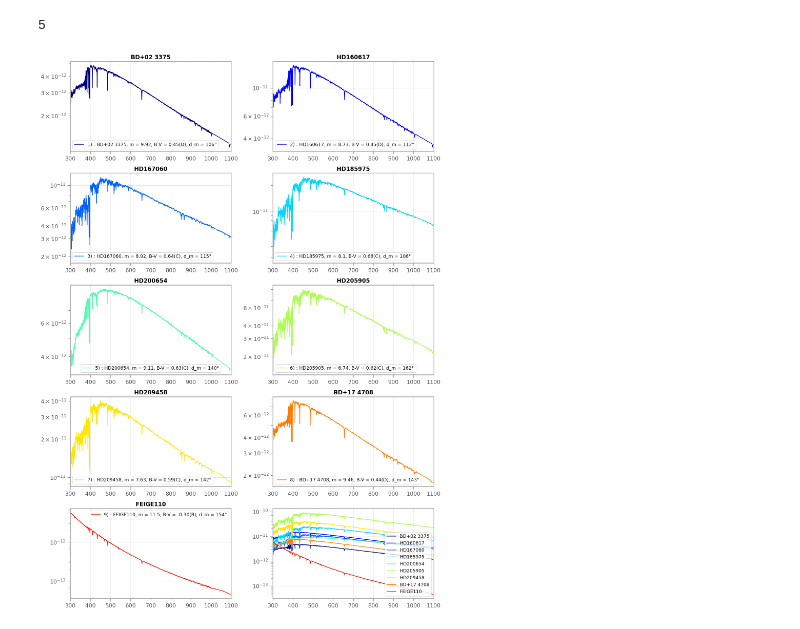
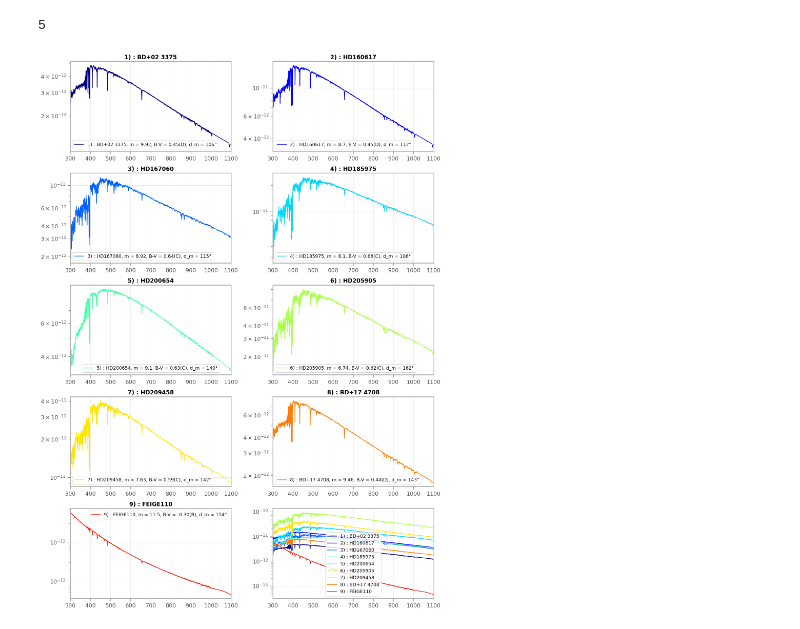
Before and after one commit to sylvielsstfr/AuxtelStarAlt, a Jupyter notebook: notebooks/2023-09-12/ObservationOfVisibleCalspecList.ipynb, the cells around one changed output. Cells and saved outputs as stored; diff of their text form; code cells hidden in the pictures.

```diff
--- a/notebooks/2023-09-12/ObservationOfVisibleCalspecList.ipynb
+++ b/notebooks/2023-09-12/ObservationOfVisibleCalspecList.ipynb
@@ -569,6 +581,8 @@ delta_midnight = np.linspace(-12, 12, 1000)*u.hour
 sideral_times = Angle(t_sidereal_lsst) + Angle(delta_midnight)
 times_evening_to_morning = midnight_utc + delta_midnight
 frame_evening_to_morning = AltAz(obstime=times_evening_to_morning, location=cerro_pachon)
+# %%
+times_evening_to_morning_datetime = times_evening_to_morning.to_datetime()
 # %% [markdown]
 ## Sun frame
 # %%
@@ -941,33 +1000,34 @@ for index, ax in enumerate(axes.flat):
             c.get_spectrum_fits_filename()  # download the fits file
             tab = c.get_spectrum_table()  # download and return an Astropy table
             arr = c.get_spectrum_numpy()  # download and return a dictionnary of numpy arrays with units
             #c.plot_spectrum()  # download and plot the spectrum
 
             wl = arr['WAVELENGTH'].to_value()/10.
             fl = arr['FLUX'].to_value()*10.
 
             indexes = np.where(np.logical_and(wl>=XMIN,wl<=XMAX))[0]
 
             wl = wl[indexes]
             fl = fl[indexes]
             ax.plot(wl,fl,"-",color=all_colors[index],label=label)
             ax.set_yscale("log")
-            ax.set_title(target_name)
+            title = f"{index+1}) : {target_name}"
+            ax.set_title(title)
             ax.legend()
             ax.set_xlim(XMIN,XMAX)
 
             all_wl.append(wl)
             all_fl.append(fl)
-            all_obj.append(target_name)
+            all_obj.append(title)
         else:
             print(f"{target_name} NOT A CALSPEC")
     else:
         if index == NTargets:
             for j in range(NTargets):
                 ax.plot(all_wl[j], all_fl[j],'-',color=all_colors[j],label=all_obj[j] )
             ax.set_yscale("log")
             ax.legend()
             ax.set_xlim(XMIN,XMAX)
 plt.tight_layout()
 # %% [output]
-[figure, old version]
+[figure, new version]
```
Also changed, not shown: parts of 16 cells of this notebook.
